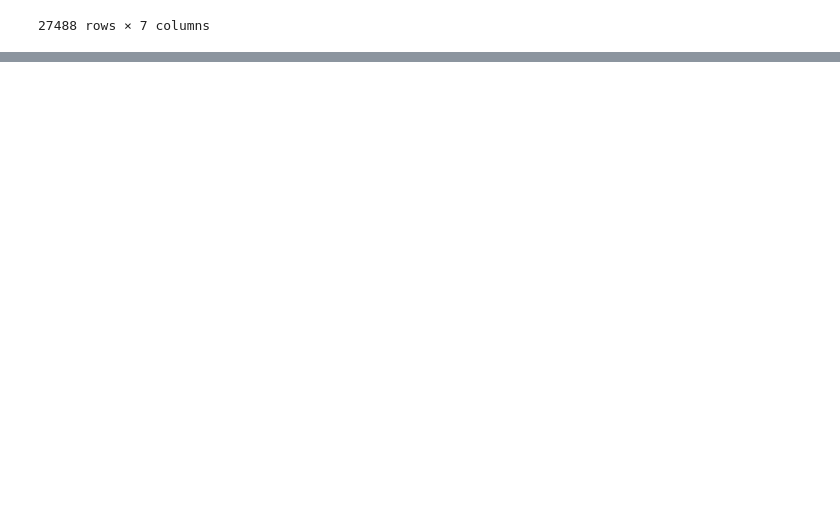
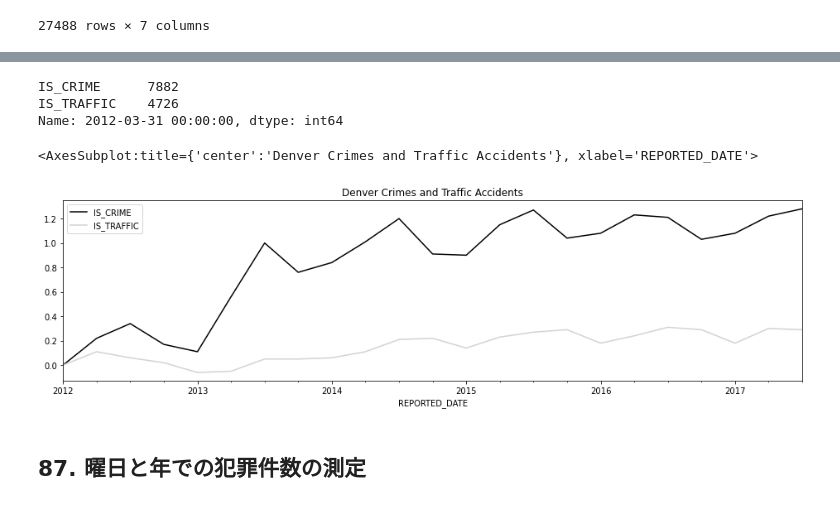
Before and after one commit to okmokm422/TIL, a Jupyter notebook: 1. Python/3. Pandas-cookbook/Chapter10.ipynb, the cells around one changed output, grey strips where cells are left out. Saved outputs shown, nothing was run; the diff lists cells and outputs as text; code cells hidden in the pictures; blank space fills up the shorter version.

```diff
--- a/1. Python/3. Pandas-cookbook/Chapter10.ipynb
+++ b/1. Python/3. Pandas-cookbook/Chapter10.ipynb
@@ -449,0 +749,15 @@ crime_sort.first("")
+# %%
+# 補足
+crime_begin = crime_quarterly.iloc[0]
+crime_begin
+# %% [output]
+IS_CRIME      7882
+IS_TRAFFIC    4726
+Name: 2012-03-31 00:00:00, dtype: int64
+# %%
+crime_quarterly.div(crime_begin).sub(1).round(2).plot(**plot_kwargs)
+# %% [output]
+<AxesSubplot:title={'center':'Denver Crimes and Traffic Accidents'}, xlabel='REPORTED_DATE'>
+[figure, added]
+# %% [markdown]
+## 87. 曜日と年での犯罪件数の測定
```
Also changed, not shown: parts of 56 cells of this notebook, 2 other files.
